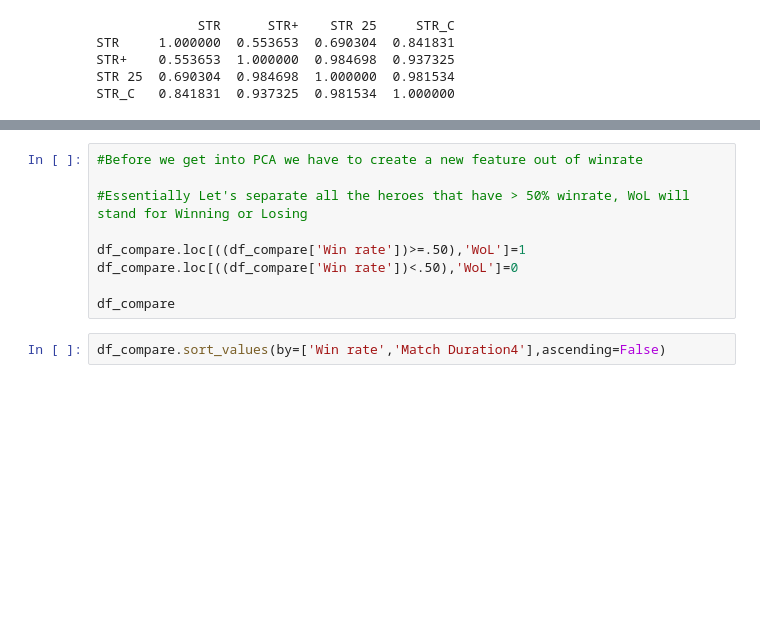
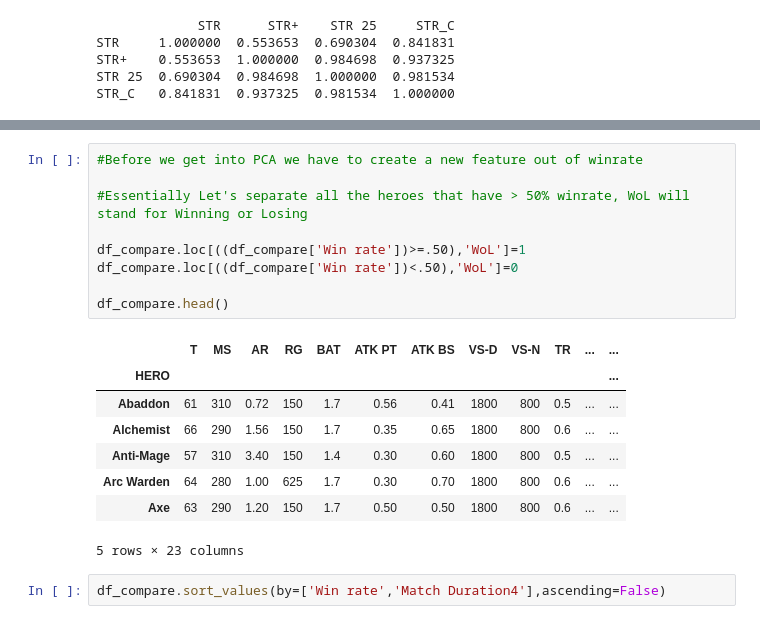
Before and after one commit to zdwhite/Thinkful-Unit-2, a Jupyter notebook: Thinkful_prep_dataset_for_modeling.ipynb, the cells around one changed output, grey strips where cells are left out. Cells and saved outputs as stored; diff of their text form; blank space fills up the shorter version.

```diff
--- a/Thinkful_prep_dataset_for_modeling.ipynb
+++ b/Thinkful_prep_dataset_for_modeling.ipynb
@@ -232,12 +233,21 @@ DMG_C           -0.490136  0.042814 -0.062418  1.000000
 # %%
 #Before we get into PCA we have to create a new feature out of winrate
 
 #Essentially Let's separate all the heroes that have > 50% winrate, WoL will stand for Winning or Losing
 
 df_compare.loc[((df_compare['Win rate'])>=.50),'WoL']=1
 df_compare.loc[((df_compare['Win rate'])<.50),'WoL']=0
 
-df_compare
+df_compare.head()
+# %% [output]
+|  | T | MS | AR | RG | BAT | ATK PT | ATK BS | VS-D | VS-N | TR | ... | ... |
+| HERO |  |  |  |  |  |  |  |  |  |  |  | ... |
+| Abaddon | 61 | 310 | 0.72 | 150 | 1.7 | 0.56 | 0.41 | 1800 | 800 | 0.5 | ... | ... |
+| Alchemist | 66 | 290 | 1.56 | 150 | 1.7 | 0.35 | 0.65 | 1800 | 800 | 0.6 | ... | ... |
+| Anti-Mage | 57 | 310 | 3.40 | 150 | 1.4 | 0.30 | 0.60 | 1800 | 800 | 0.5 | ... | ... |
+| Arc Warden | 64 | 280 | 1.00 | 625 | 1.7 | 0.30 | 0.70 | 1800 | 800 | 0.6 | ... | ... |
+| Axe | 63 | 290 | 1.20 | 150 | 1.7 | 0.50 | 0.50 | 1800 | 800 | 0.6 | ... | ... |
+5 rows × 23 columns
 # %%
 df_compare.sort_values(by=['Win rate','Match Duration4'],ascending=False)
 # %%
```
Also changed, not shown: parts of 6 cells of this notebook.
